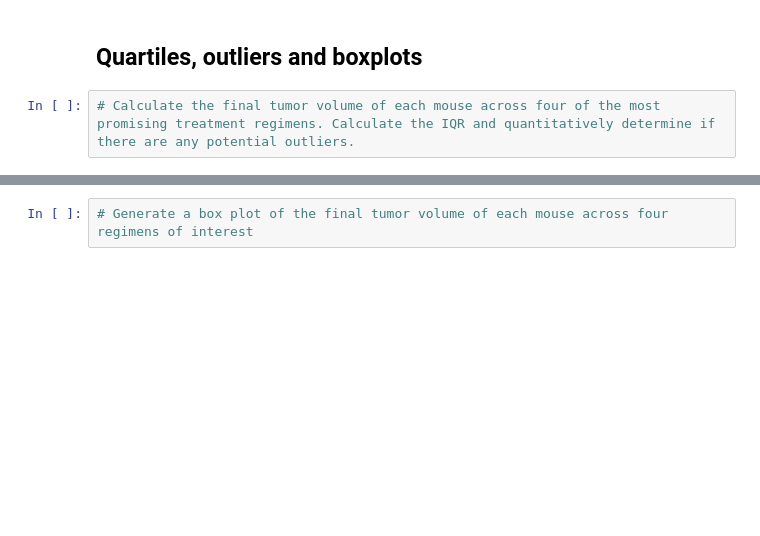
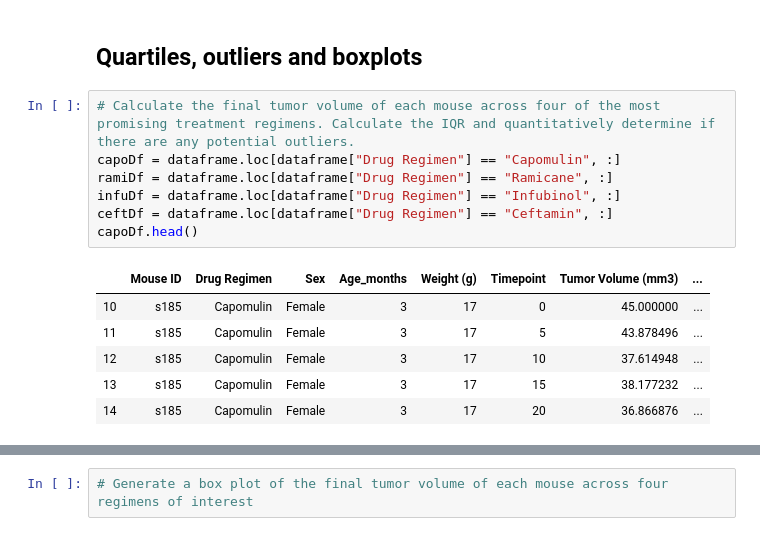
Before and after one commit to alexanderdyan/matplotlib-challenge, a Jupyter notebook: Pymaceuticals/pymaceuticals_starter.ipynb, the cells around one changed output, grey strips where cells are left out. Saved outputs shown, nothing was run; the diff lists cells and outputs as text; blank space fills up the shorter version.

```diff
--- a/Pymaceuticals/pymaceuticals_starter.ipynb
+++ b/Pymaceuticals/pymaceuticals_starter.ipynb
@@ -196,3 +196,15 @@ plt.pie(yAxis)
 ## Quartiles, outliers and boxplots
 # %%
 # Calculate the final tumor volume of each mouse across four of the most promising treatment regimens. Calculate the IQR and quantitatively determine if there are any potential outliers.
+capoDf = dataframe.loc[dataframe["Drug Regimen"] == "Capomulin", :]
+ramiDf = dataframe.loc[dataframe["Drug Regimen"] == "Ramicane", :]
+infuDf = dataframe.loc[dataframe["Drug Regimen"] == "Infubinol", :]
+ceftDf = dataframe.loc[dataframe["Drug Regimen"] == "Ceftamin", :]
+capoDf.head()
+# %% [output]
+|  | Mouse ID | Drug Regimen | Sex | Age_months | Weight (g) | Timepoint | Tumor Volume (mm3) | ... |
+| 10 | s185 | Capomulin | Female | 3 | 17 | 0 | 45.000000 | ... |
+| 11 | s185 | Capomulin | Female | 3 | 17 | 5 | 43.878496 | ... |
+| 12 | s185 | Capomulin | Female | 3 | 17 | 10 | 37.614948 | ... |
+| 13 | s185 | Capomulin | Female | 3 | 17 | 15 | 38.177232 | ... |
+| 14 | s185 | Capomulin | Female | 3 | 17 | 20 | 36.866876 | ... |
```
Also changed, not shown: parts of 11 cells of this notebook.
